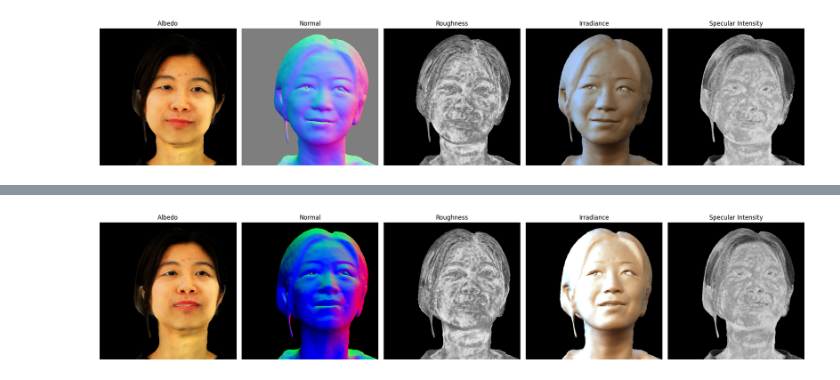
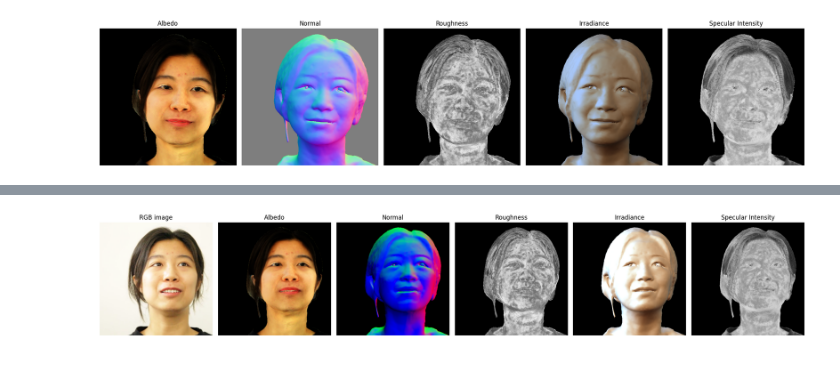
Before and after one commit to HannesLeonhard/adl4cv_ws25-26_Relightable-Avatars, a Jupyter notebook: notebooks/flare_setup.ipynb, the cells around one changed output, grey strips where cells are left out. Drawn from its saved outputs; the diff is of its cells as text; code cells hidden in the pictures.

Commit message:
Clean up notebooks and generate results for rgbx and flare (flare subject 0-5, rgbx subject 0)

```diff
--- a/notebooks/flare_setup.ipynb
+++ b/notebooks/flare_setup.ipynb
@@ -540,32 +537,36 @@ plot_flare_channels(extracted_channels)
 # %%
 import matplotlib.pyplot as plt
 
+img = plt.imread('/home/hleonhard/data/flare_subject_data/001/MVI_1814/image/660.png')
 img1 = plt.imread('/home/hleonhard/data/flare_models/001/001/images_evaluation/albedo/0660.png')
 img2 = plt.imread('/home/hleonhard/data/flare_models/001/001/images_evaluation/normal/0660.png')
 img3 = plt.imread('/home/hleonhard/data/flare_models/001/001/images_evaluation/roughness/0660.png')
 img4 = plt.imread('/home/hleonhard/data/flare_models/001/001/images_evaluation/irradiance/0660.png')
 img5 = plt.imread('/home/hleonhard/data/flare_models/001/001/images_evaluation/specular_intensity/0660.png')
 
-fig, axs = plt.subplots(1, 5, figsize=(20, 5))
-axs[0].imshow(img1)
-axs[0].set_title("Albedo")
+fig, axs = plt.subplots(1, 6, figsize=(20, 5))
+axs[0].imshow(img)
+axs[0].set_title("RGB image")
 axs[0].axis('off')
-axs[1].imshow(img2)
-axs[1].set_title("Normal")
+axs[1].imshow(img1)
+axs[1].set_title("Albedo")
 axs[1].axis('off')
-axs[2].imshow(img3, cmap="gray")
-axs[2].set_title("Roughness")
+axs[2].imshow(img2)
+axs[2].set_title("Normal")
 axs[2].axis('off')
-axs[3].imshow(img4)
-axs[3].set_title("Irradiance")
+axs[3].imshow(img3, cmap="gray")
+axs[3].set_title("Roughness")
 axs[3].axis('off')
-axs[4].imshow(img5, cmap="gray")
-axs[4].set_title("Specular Intensity")
+axs[4].imshow(img4)
+axs[4].set_title("Irradiance")
 axs[4].axis('off')
+axs[5].imshow(img5, cmap="gray")
+axs[5].set_title("Specular Intensity")
+axs[5].axis('off')
 plt.tight_layout()
 plt.show()
 # %% [output]
-[figure, old version]
+[figure, new version]
 # %%
 # ==============================================================================================
 # evaluation: intrinsic materials and relighting
```
Also changed, not shown: parts of 10 cells of this notebook, 4 other files.
